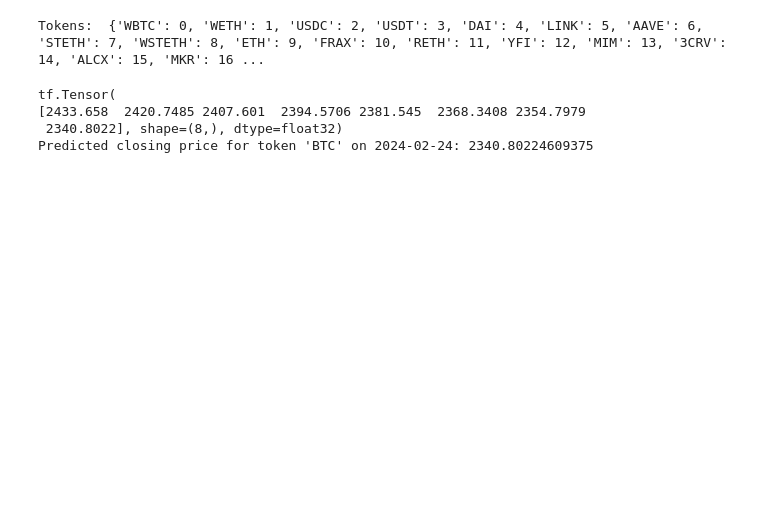
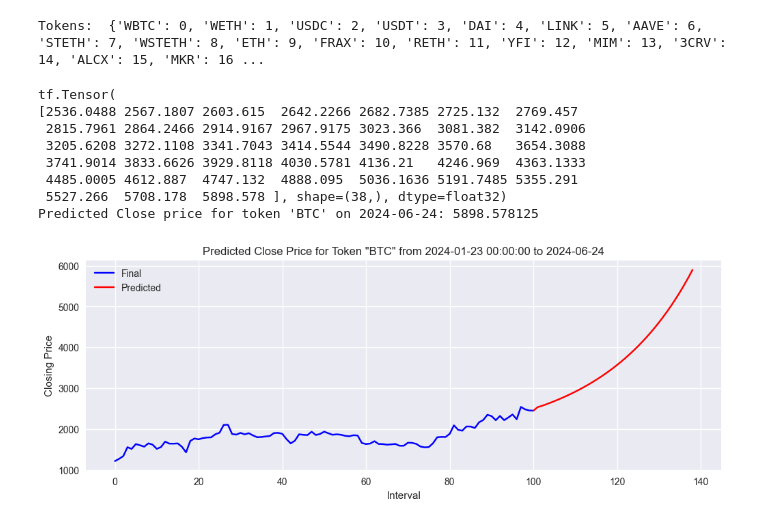
Before and after one commit to KibokoDao-Africa/TokenPricePredictionModel, a Jupyter notebook: model.ipynb, the cells around one changed output. Drawn from its saved outputs; the diff is of its cells as text; code cells hidden in the pictures; blank space fills up the shorter version.

```diff
--- a/model.ipynb
+++ b/model.ipynb
@@ -185,18 +201,42 @@ Tokens:  {'WBTC': 0, 'WETH': 1, 'USDC': 2, 'USDT': 3, 'DAI': 4, 'LINK': 5, 'AAVE
 # %%
 # Run the model to predict the closing price on 2024-02-04 for token 'FRXETH'
 
 # get the number of intervals between the most recent date and the target date (interval = 4 days)
-target_date = '2024-02-24'
+target_date = '2024-06-24'
 num_intervals = (pd.Timestamp(target_date) - most_recent_date).days // 4
 token = tokens['FRXETH']
+price = prices.index('Close')
 
 # predict the closing price for the target date
-final_sequence = inference_model(inputs=[num_intervals, token])
-print(final_sequence)
-print(f"Predicted closing price for token 'BTC' on {target_date}: {final_sequence[-1]}")
+predicted_sequence = inference_model(inputs=[num_intervals, token, price])
+print(predicted_sequence)
+print(f"Predicted Close price for token 'BTC' on {target_date}: {predicted_sequence[-1]}")
+
+# append the predicted sequence to the latest sequence in the dataset
+final_sequence = latest_sequence_per_token[token][:, price] # shape: (len_sequence,)
+final_sequence = final_sequence * (max_price - min_price) + min_price   # unnormalize the sequence
+final_sequence = np.concatenate([final_sequence, predicted_sequence.numpy()]) # shape: (len_sequence + num_intervals,)
+
+# plot the final sequence
+plt.figure(figsize=(12, 4))
+plt.plot(final_sequence[:len_sequence], label='Final', color='blue')
+
+# plot the predicted sequence
+plt.plot(range(len_sequence-1, len(final_sequence)), final_sequence[len_sequence-1:], label='Predicted', color='red')
+
+plt.title(f'Predicted Close Price for Token "BTC" from {most_recent_date} to {target_date}')
+plt.xlabel('Interval')
+plt.ylabel('Closing Price')
+plt.legend()
+plt.show()
 # %% [output]
 tf.Tensor(
-[2433.658  2420.7485 2407.601  2394.5706 2381.545  2368.3408 2354.7979
- 2340.8022], shape=(8,), dtype=float32)
-Predicted closing price for token 'BTC' on 2024-02-24: 2340.80224609375
+[2536.0488 2567.1807 2603.615  2642.2266 2682.7385 2725.132  2769.457
+ 2815.7961 2864.2466 2914.9167 2967.9175 3023.366  3081.382  3142.0906
+ 3205.6208 3272.1108 3341.7043 3414.5544 3490.8228 3570.68   3654.3088
+ 3741.9014 3833.6626 3929.8118 4030.5781 4136.21   4246.969  4363.1333
+ 4485.0005 4612.887  4747.132  4888.095  5036.1636 5191.7485 5355.291
+ 5527.266  5708.178  5898.578 ], shape=(38,), dtype=float32)
+Predicted Close price for token 'BTC' on 2024-06-24: 5898.578125
+[figure, added]
 # %%
```
Also changed, not shown: parts of 8 cells of this notebook, 4 other files.
